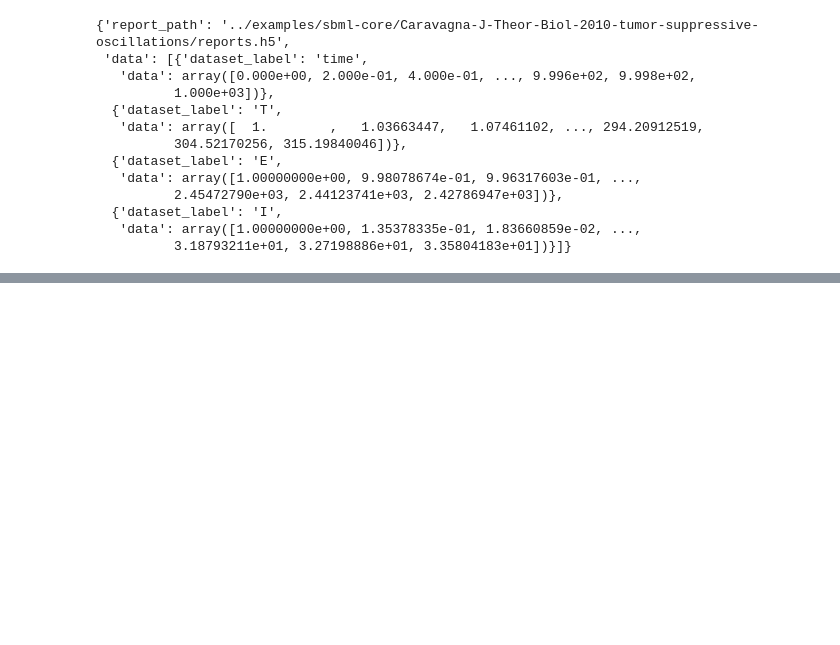
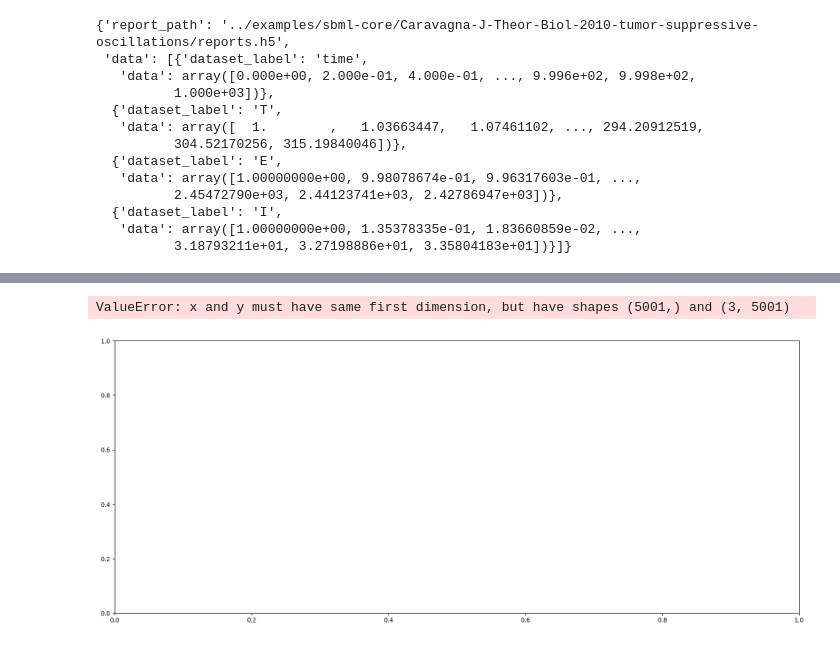
Before and after one commit to vivarium-collective/biosimulator-processes, a Jupyter notebook: test_suite/test_steps/misc.ipynb, the cells around one changed output, grey strips where cells are left out. Cells and saved outputs as stored; diff of their text form; code cells hidden in the pictures; blank space fills up the shorter version.

```diff
--- a/test_suite/test_steps/misc.ipynb
+++ b/test_suite/test_steps/misc.ipynb
@@ -78,0 +78,2 @@ min(published_t), max(published_t), published_t.shape
+# %%
+y = np.array([o for o in copasi_results.floating_species.values()])
@@ -78,0 +96,13 @@ min(published_t), max(published_t), published_t.shape
+# %%
+import matplotlib.pyplot as plt
+
+plt.figure(figsize=(20, 8))
+plt.plot(x, y)
+plt.xlabel('Time')
+plt.ylabel('Concentration')
+plt.title('Species Concentrations Over Time')
+plt.legend()
+plt.grid(True)
+# %% [output]
+ValueError: x and y must have same first dimension, but have shapes (5001,) and (3, 5001)
+[figure, added]
```
Also changed, not shown: parts of 12 cells of this notebook, 7 other files.
